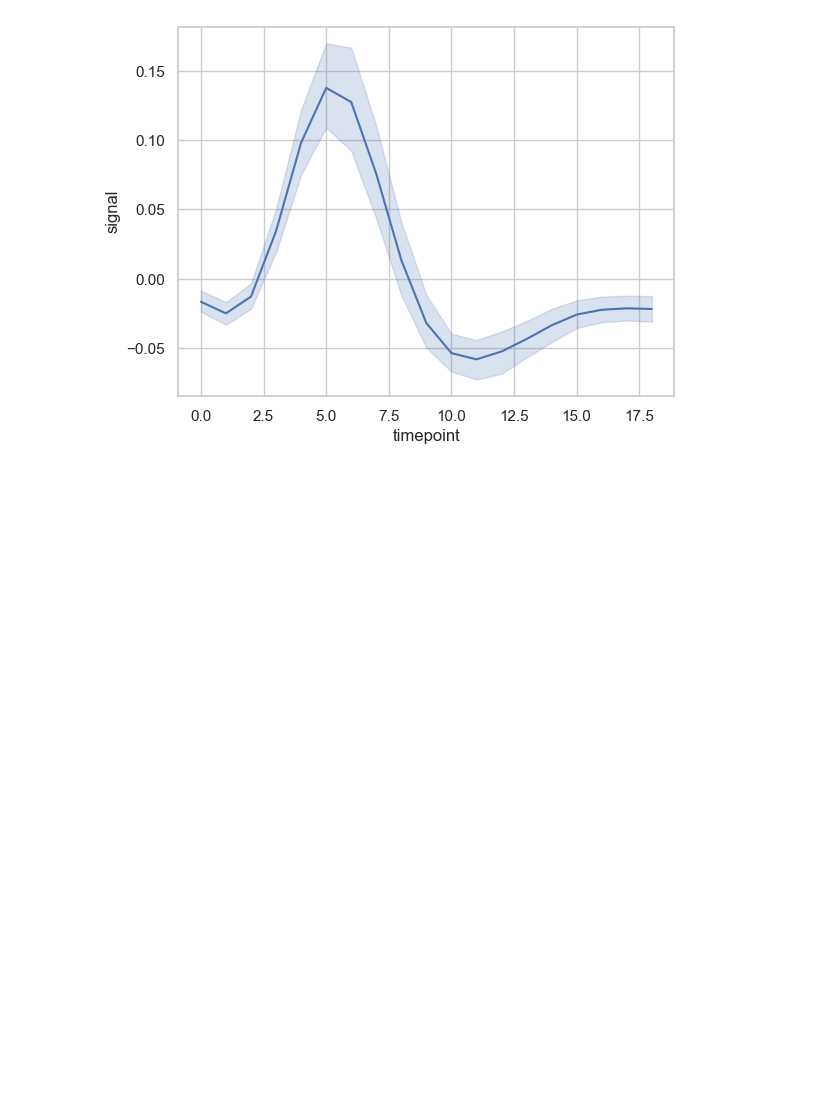
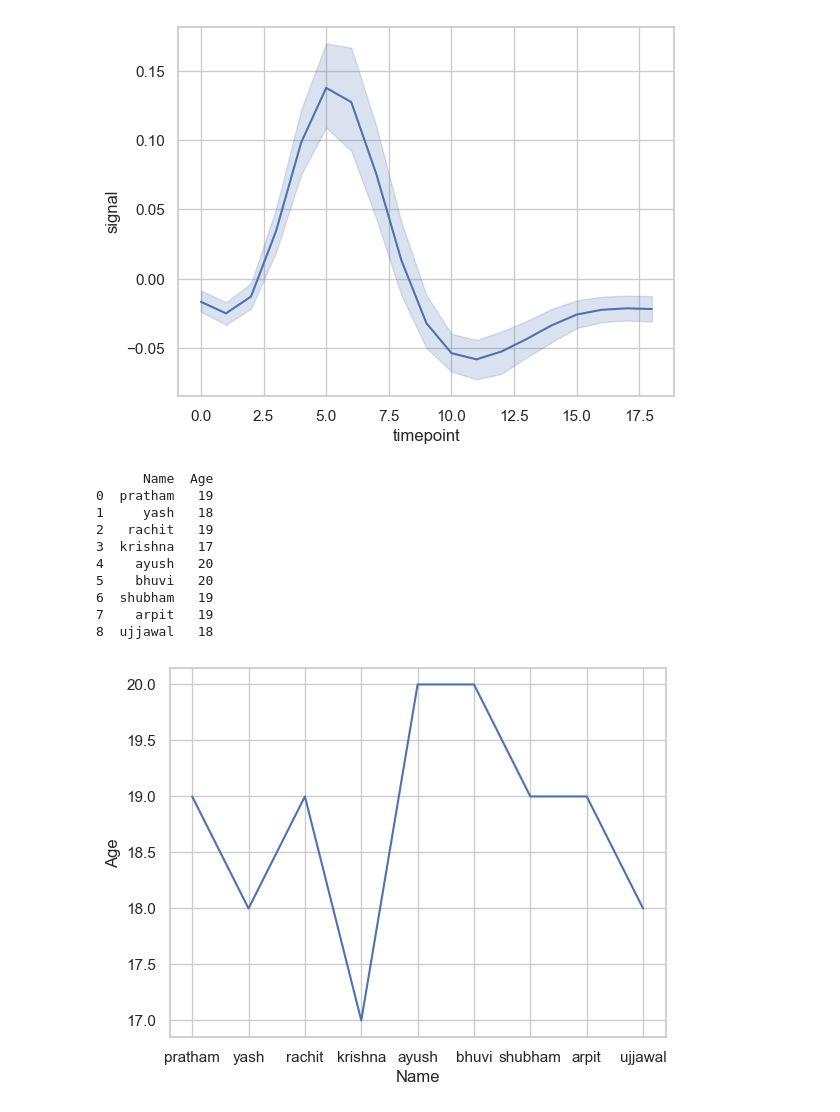
Before and after one commit to rachittyagii/semester---2-Code, a Jupyter notebook: Day4.ipynb, the cells around one changed output. Cells and saved outputs as stored; diff of their text form; code cells hidden in the pictures; blank space fills up the shorter version.

```diff
--- a/Day4.ipynb
+++ b/Day4.ipynb
@@ -51,3 +51,23 @@ seaborn.lineplot(x='timepoint',y='signal',data=fmri)
 # %% [output]
 <Axes: xlabel='timepoint', ylabel='signal'>
 [figure]
+# %%
+import seaborn
+import pandas
+import matplotlib.pyplot as plt
+c = pandas.read_csv(r'E:\DAY2\Data\Book1.csv')
+print(c)
+res = seaborn.lineplot(x = 'Name', y = 'Age',data = c)
+plt.show()
+# %% [output]
+      Name  Age
+0  pratham   19
+1     yash   18
+2   rachit   19
+3  krishna   17
+4    ayush   20
+5    bhuvi   20
+6  shubham   19
+7    arpit   19
+8  ujjawal   18
+[figure, added]
```
